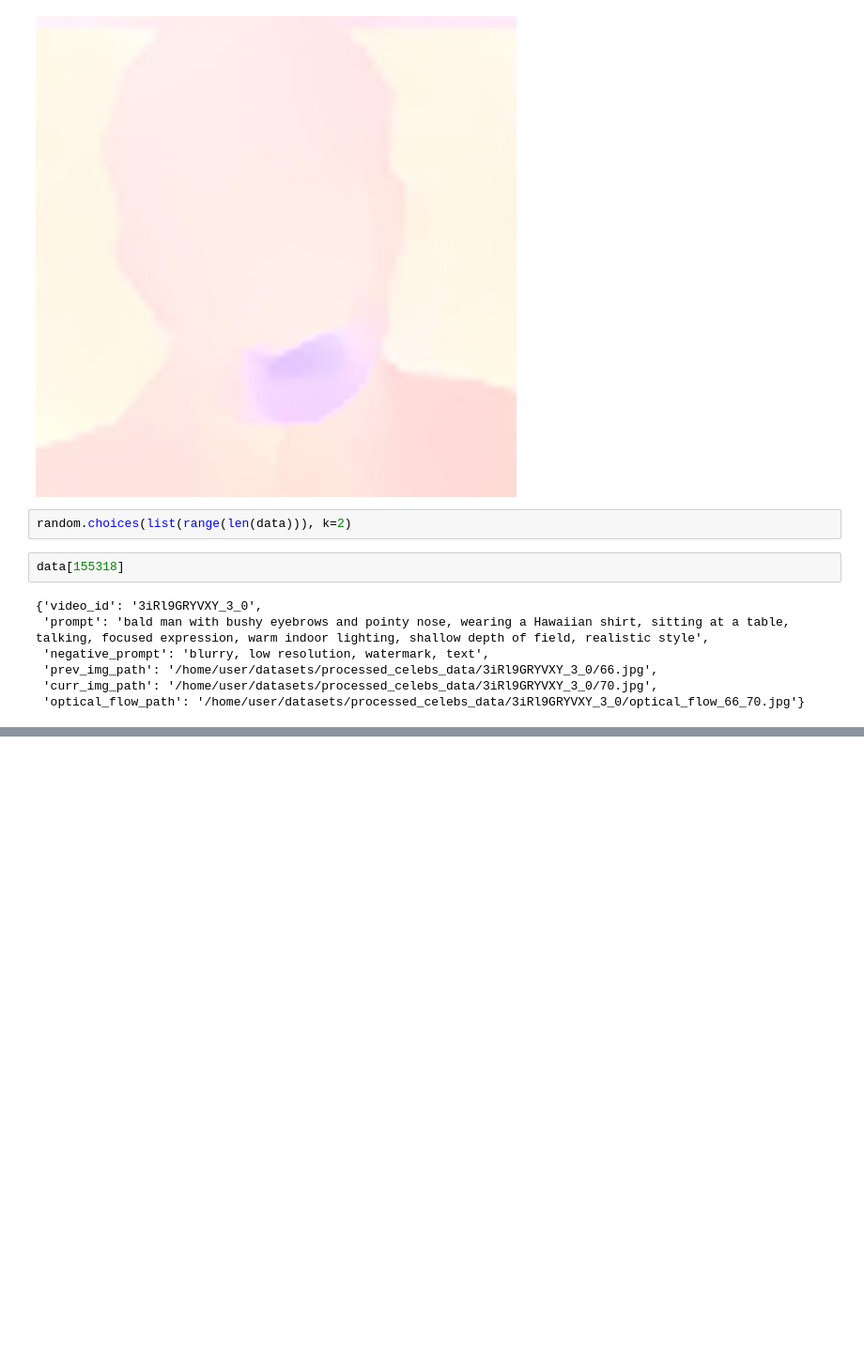
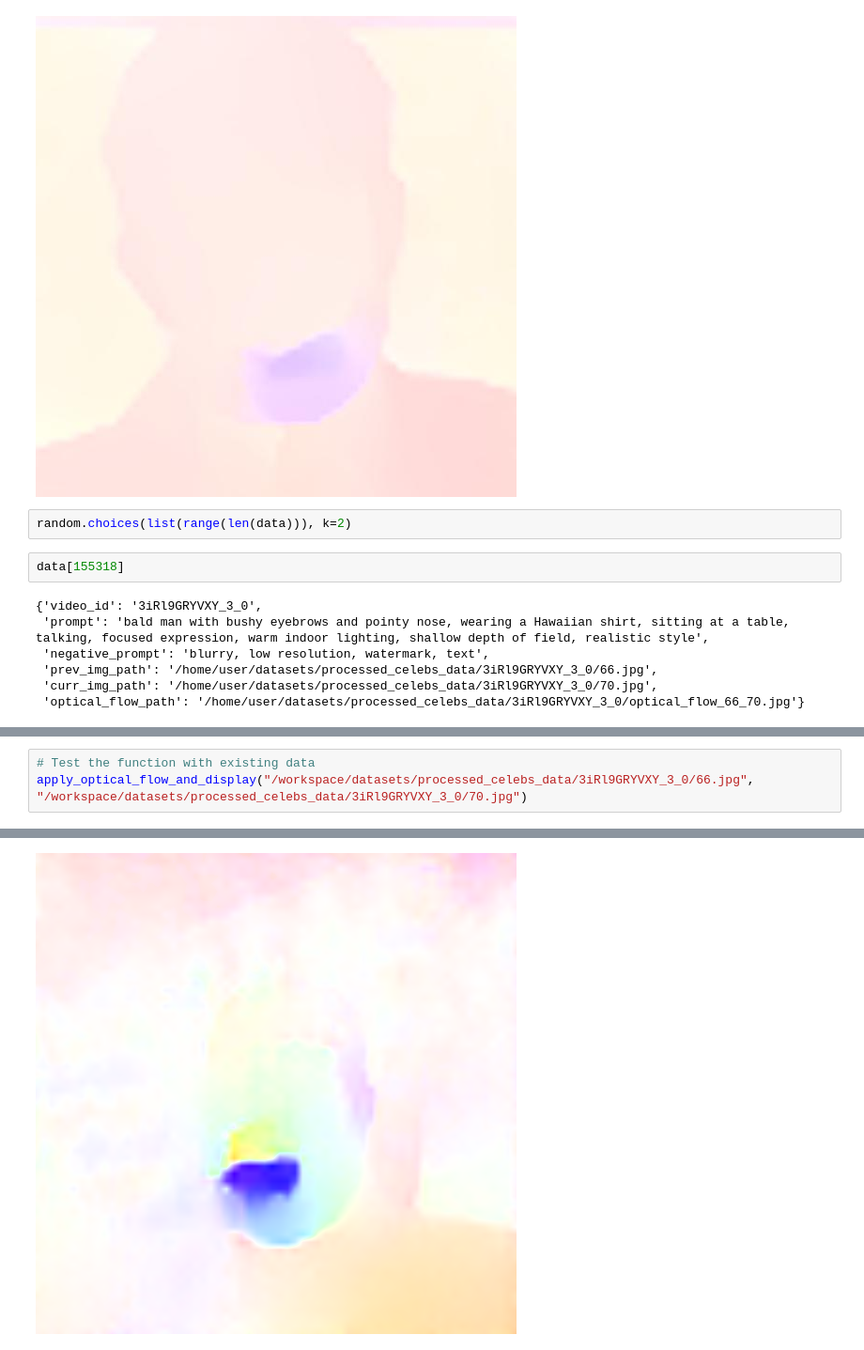
Before and after one commit to livepeer/StreamDiffusion, a Jupyter notebook: temp.ipynb, the cells around one changed output, grey strips where cells are left out. Shown at 94% size. Drawn from its saved outputs; the diff is of its cells as text; blank space fills up the shorter version.

```diff
--- a/temp.ipynb
+++ b/temp.ipynb
@@ -129,0 +203,4 @@ data[54915]
+# %%
+# Test the function with existing data
+apply_optical_flow_and_display("/workspace/datasets/processed_celebs_data/3iRl9GRYVXY_3_0/66.jpg", "/workspace/datasets/processed_celebs_data/3iRl9GRYVXY_3_0/70.jpg")
+# %% [output]
@@ -129,0 +208 @@ data[54915]
+[figure, added]
```
Also changed, not shown: parts of 10 cells of this notebook, 14 other files.
